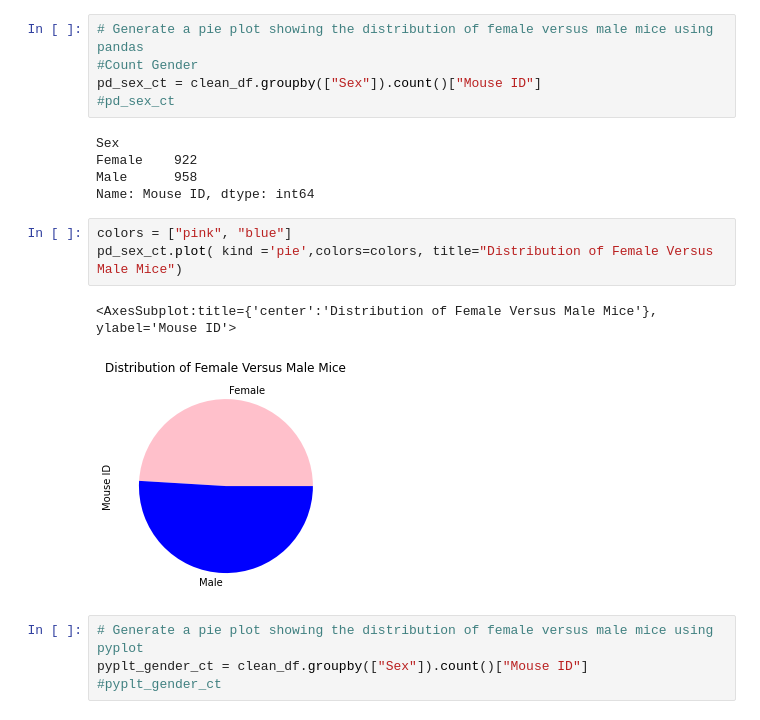
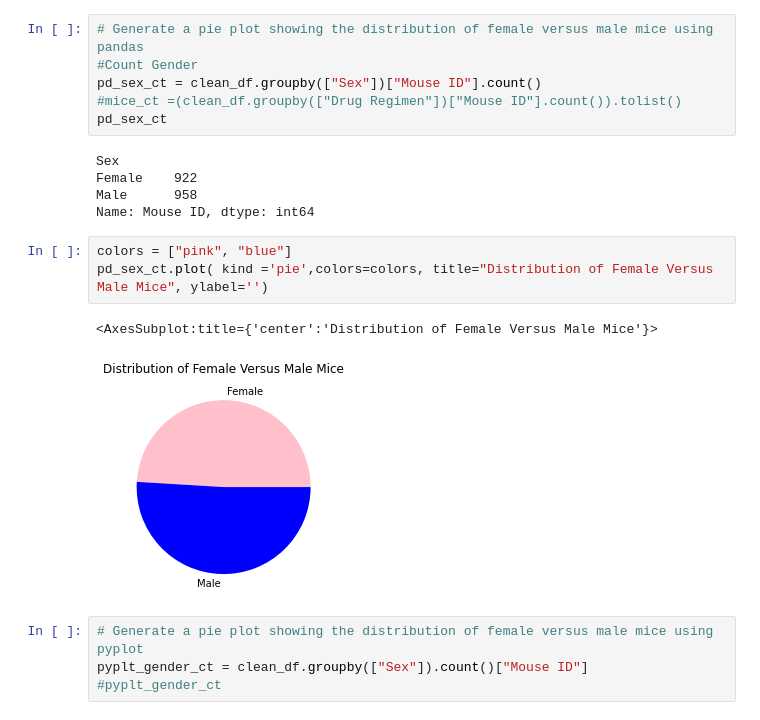
Before and after one commit to StephanieMcNutt/matplotlib_challenge, a Jupyter notebook: main.ipynb, the cells around one changed output. Drawn from its saved outputs; the diff is of its cells as text.

Commit message:
Pandas gender pie chart

```diff
--- a/main.ipynb
+++ b/main.ipynb
@@ -185,8 +185,9 @@ plt.show
 # %%
 # Generate a pie plot showing the distribution of female versus male mice using pandas
 #Count Gender
-pd_sex_ct = clean_df.groupby(["Sex"]).count()["Mouse ID"]
-#pd_sex_ct
+pd_sex_ct = clean_df.groupby(["Sex"])["Mouse ID"].count()
+#mice_ct =(clean_df.groupby(["Drug Regimen"])["Mouse ID"].count()).tolist()
+pd_sex_ct
 # %% [output]
 Sex
 Female    922
@@ -194,10 +195,10 @@ Male      958
 Name: Mouse ID, dtype: int64
 # %%
 colors = ["pink", "blue"]
-pd_sex_ct.plot( kind ='pie',colors=colors, title="Distribution of Female Versus Male Mice")
+pd_sex_ct.plot( kind ='pie',colors=colors, title="Distribution of Female Versus Male Mice", ylabel='')
 # %% [output]
-<AxesSubplot:title={'center':'Distribution of Female Versus Male Mice'}, ylabel='Mouse ID'>
+<AxesSubplot:title={'center':'Distribution of Female Versus Male Mice'}>
-[figure, old version]
+[figure, new version]
 # %%
 # Generate a pie plot showing the distribution of female versus male mice using pyplot
 pyplt_gender_ct = clean_df.groupby(["Sex"]).count()["Mouse ID"]
```
